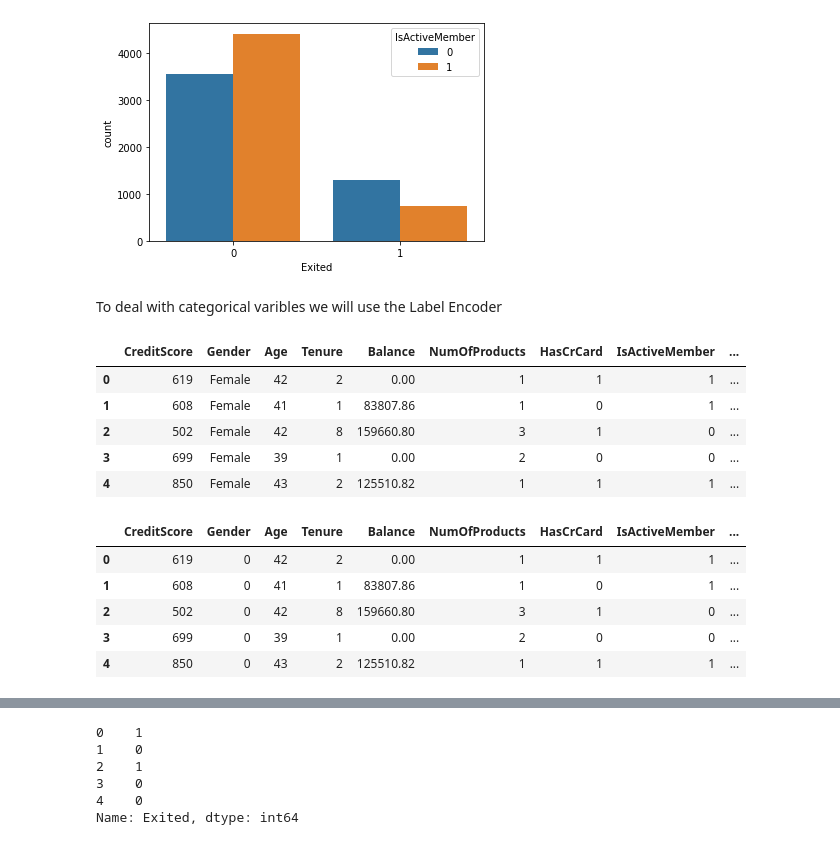
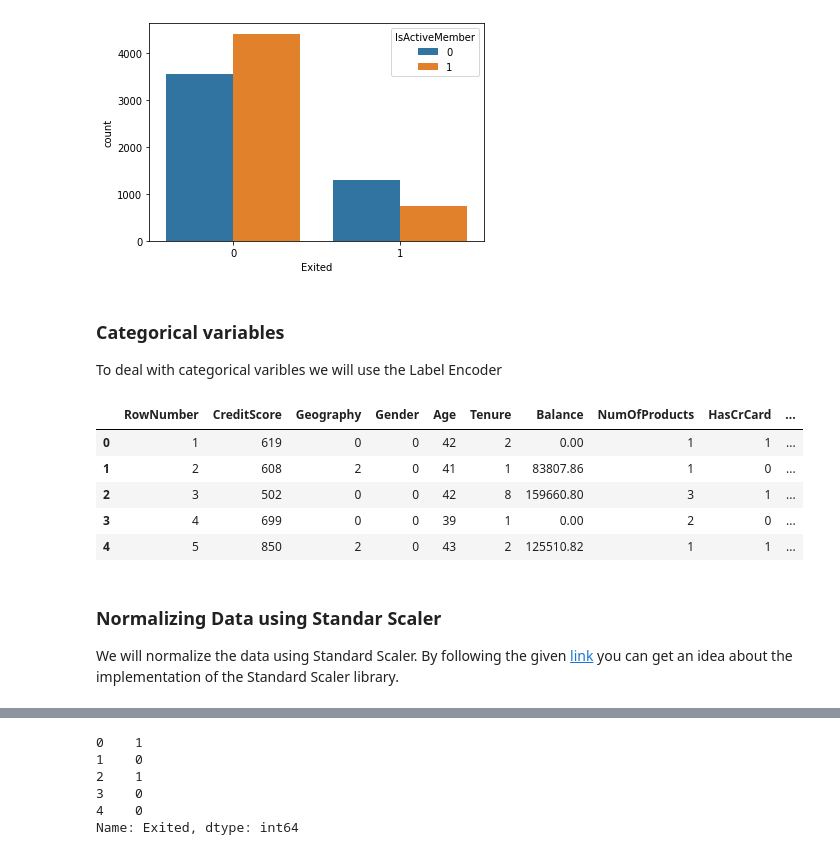
Before and after one commit to kabirnagpal/ML-Track, a Jupyter notebook: week 8.ipynb, the cells around one changed output, grey strips where cells are left out. Saved outputs shown, nothing was run; the diff lists cells and outputs as text; code cells hidden in the pictures.

```diff
--- a/week 8.ipynb
+++ b/week 8.ipynb
@@ -115,4 +128,6 @@ sns.countplot(x=df_train['Exited'],hue=df_train['IsActiveMember'])
 <matplotlib.axes._subplots.AxesSubplot at 0x...>
 [figure]
 # %% [markdown]
+**<h3>Categorical variables**
+
 To deal with categorical varibles we will use the Label Encoder
@@ -121,20 +134,11 @@ lb =LabelEncoder()
-# %%
-df_train.head()
-# %% [output]
-|  | CreditScore | Gender | Age | Tenure | Balance | NumOfProducts | HasCrCard | IsActiveMember | ... |
-| 0 | 619 | Female | 42 | 2 | 0.00 | 1 | 1 | 1 | ... |
-| 1 | 608 | Female | 41 | 1 | 83807.86 | 1 | 0 | 1 | ... |
-| 2 | 502 | Female | 42 | 8 | 159660.80 | 3 | 1 | 0 | ... |
-| 3 | 699 | Female | 39 | 1 | 0.00 | 2 | 0 | 0 | ... |
-| 4 | 850 | Female | 43 | 2 | 125510.82 | 1 | 1 | 1 | ... |
 # %%
-df_train['Gender'] =lb.fit_transform(df_train['Gender'])
+df_train['Gender'] = LabelEncoder().fit_transform(df_train['Gender'])
+df_train['Geography'] = LabelEncoder().fit_transform(df_train['Geography'])
+df_train.head()
+# %% [output]
+|  | RowNumber | CreditScore | Geography | Gender | Age | Tenure | Balance | NumOfProducts | HasCrCard | ... |
+| 0 | 1 | 619 | 0 | 0 | 42 | 2 | 0.00 | 1 | 1 | ... |
+| 1 | 2 | 608 | 2 | 0 | 41 | 1 | 83807.86 | 1 | 0 | ... |
+| 2 | 3 | 502 | 0 | 0 | 42 | 8 | 159660.80 | 3 | 1 | ... |
+| 3 | 4 | 699 | 0 | 0 | 39 | 1 | 0.00 | 2 | 0 | ... |
+| 4 | 5 | 850 | 2 | 0 | 43 | 2 | 125510.82 | 1 | 1 | ... |
-# %%
-df_train.head()
-# %% [output]
-|  | CreditScore | Gender | Age | Tenure | Balance | NumOfProducts | HasCrCard | IsActiveMember | ... |
-| 0 | 619 | 0 | 42 | 2 | 0.00 | 1 | 1 | 1 | ... |
-| 1 | 608 | 0 | 41 | 1 | 83807.86 | 1 | 0 | 1 | ... |
-| 2 | 502 | 0 | 42 | 8 | 159660.80 | 3 | 1 | 0 | ... |
-| 3 | 699 | 0 | 39 | 1 | 0.00 | 2 | 0 | 0 | ... |
-| 4 | 850 | 0 | 43 | 2 | 125510.82 | 1 | 1 | 1 | ... |
@@ -143 +145,5 @@ scol=[]
+# %% [markdown]
+**<h3> Normalizing Data using Standar Scaler**
+
+We will normalize the data using Standard Scaler. By following the given [link](https://stackoverflow.com/questions/38420847/apply-standardscaler-to-parts-of-a-data-set) you can get an idea about the implementation of the Standard Scaler library.
 # %%
```
Also changed, not shown: parts of 60 cells of this notebook.
